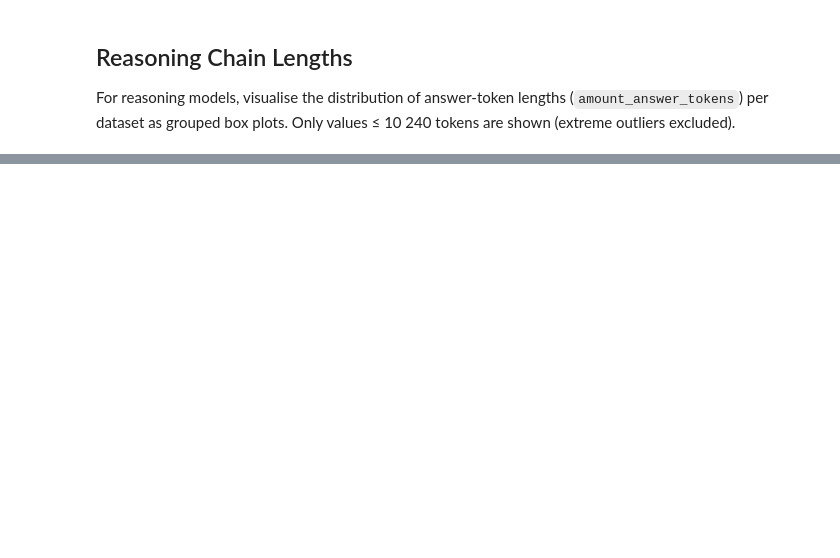
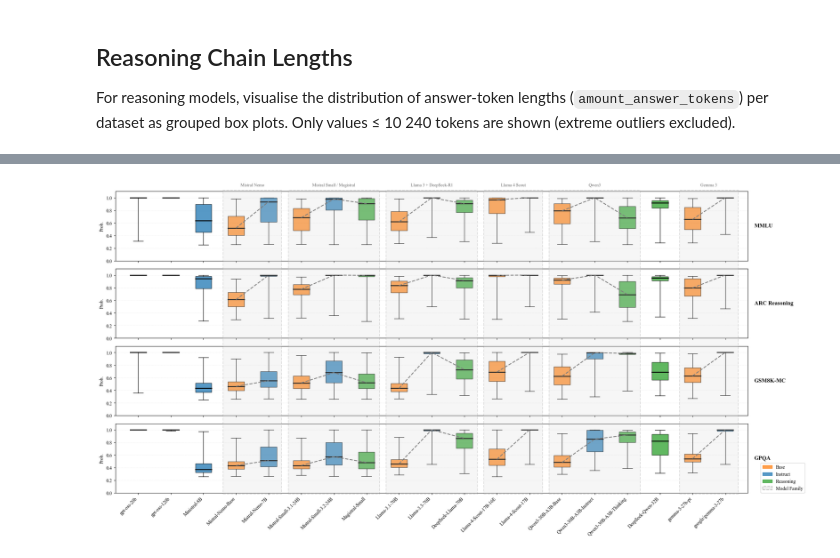
Before and after one commit to muelphil/llm-uncertainty-bench, a Jupyter notebook: llm-uncertainty-bench/label_prob_calibration/analysis.ipynb, the cells around one changed output, grey strips where cells are left out. Cells and saved outputs as stored; diff of their text form; code cells hidden in the pictures; blank space fills up the shorter version.

Commit message:
Per-Dataset Uncertainty Score Distributions plot (+cache)

```diff
--- a/llm-uncertainty-bench/label_prob_calibration/analysis.ipynb
+++ b/llm-uncertainty-bench/label_prob_calibration/analysis.ipynb
@@ -171,9 +171,8 @@ for prompt, dataset, model in product(prompt_designs, all_datasets, models):
                 metrics["relplot_diagram"] = rp.prepare_rel_diagram(
                     f=certainties_arr.astype(float),
                     y=correct_arr.astype(float),
-                    plot_confidence_band=False, #TODO
-                    report_CE_std=False,
-                    kde_bandwidth=0.02
+                    plot_confidence_band=True,
+                    report_CE_std=True,
                 )
             except Exception as e:
                 print(f"  relplot ERROR {key}: {e}")
@@ -276,3 +197,16 @@ Loading  data_prompt_1/GSM8KMC/Qwen3-30B-A3B-Thinking-2507
+# %%
+import pickle
+
+def save_cal_data(cal_data, filename):
+    with open(filename, "wb") as f:
+        pickle.dump(cal_data, f)
+
+def load_cal_data(filename):
+    with open(filename, "rb") as f:
+        return pickle.load(f)
+
+# save_cal_data(cal_data, "analysis_cache.pkl")
+cal_data = load_cal_data("analysis_cache.pkl")
 # %%
 # Normalise accumulated label-bias counts to proportions (must sum to 1 per model).
 labels_chosen_proportion = {}
@@ -1088,0 +843,23 @@ plt.show()
+# %%
+from util.models import model_families as _model_families
+from analysis_utils.plot_score_distributions import plot_score_distributions
+
+_dist_target_datasets = [
+    {"id": "MMLU",         "label": "MMLU"},
+    {"id": "ArcReasoning", "label": "ARC Reasoning"},
+    {"id": "GSM8KMC",      "label": "GSM8K-MC"},
+    {"id": "GPQA",         "label": "GPQA"},
+]
+
+apply_matplotlib_defaults()
+_fig_dist = plot_score_distributions(
+    cal_data=cal_data,
+    models=models,
+    model_families=_model_families,
+    prompt_designs=prompt_designs,
+    target_datasets=_dist_target_datasets,
+    figures_dir=FIGURES_DIR,
+)
+plt.show()
+# %% [output]
+[figure, added]
```
Also changed, not shown: parts of 26 cells of this notebook, 2 other files.
